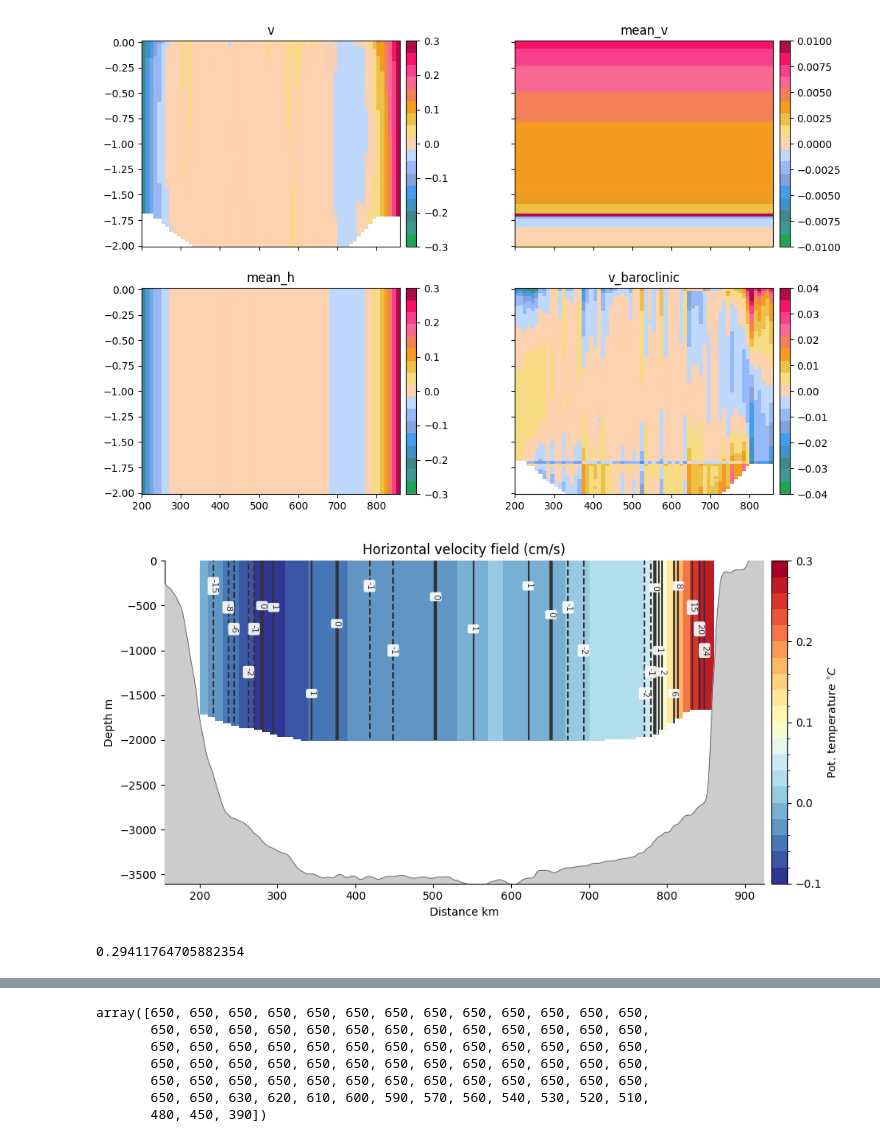
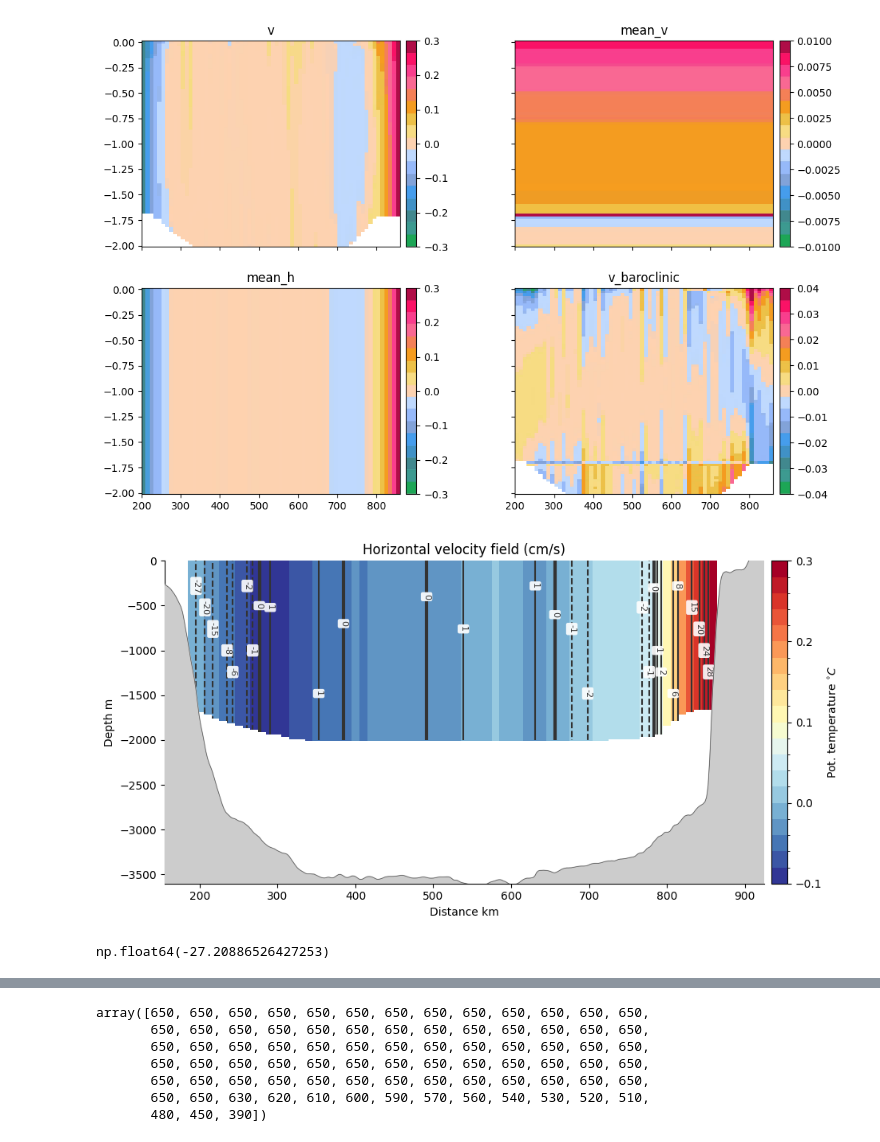
Before and after one commit to katjaschultz/labsea-project, a Jupyter notebook: notebooks/plotting.ipynb, the cells around one changed output, grey strips where cells are left out. Cells and saved outputs as stored; diff of their text form; code cells hidden in the pictures.

Commit message:
update plotting

```diff
--- a/notebooks/plotting.ipynb
+++ b/notebooks/plotting.ipynb
@@ -251,6 +320,7 @@ z = np.arange(0, 2000 + spacing_z, spacing_z)*-1*10**(-3) # convert to km
 x = np.arange(xstart, xend + spacing_x, spacing_x)
 X, Z  = np.meshgrid(x, z)
 
+'''
 #205
 v = v_argo_205
 sigma0half = sigma0half_argo_205
@@ -263,6 +333,20 @@ xstart, xend = 205, 855
 z = np.arange(0, 2000 + spacing_z, spacing_z)*-1*10**(-3) # convert to km
 x = np.arange(xstart, xend + spacing_x, spacing_x)
 X, Z  = np.meshgrid(x, z)
+'''
+#190
+v = v_argo_190
+sigma0half = sigma0half_argo_190
+Xhalf = Xhalf_190
+Zhalf = Zhalf_190
+rho_mask_b = sigma0_argo_190 >= 27.8
+PT_argo_205 = gsw.pt_from_CT(SA_argo_190, CT_argo_190 ) # convert to potential temperature
+
+xstart, xend = 190, 860
+z = np.arange(0, 2000 + spacing_z, spacing_z)*-1*10**(-3) # convert to km
+x = np.arange(xstart, xend + spacing_x, spacing_x)
+X, Z  = np.meshgrid(x, z)
+
 
 # mean vertical velocity field
 mean_v = np.zeros_like(v)
@@ -298,7 +382,7 @@ pt_baroclinic[rho_mask_b] = np.nan
 zeros = np.zeros_like(mean_pt_v)
 zeros[~rho_mask_b] = 1
 masked_zeros = ma.masked_where(zeros == 1, zeros)
-levels = [-20, -15, -8, -6, -2, -1, 1, 2, 6, 8, 15, 20,24,28]
+levels = [-27,-20, -15, -8, -6, -2, -1, 1, 2, 6, 8, 15, 20,24,28]
 
 fig, ax = plt.subplots(1, 1, figsize=(10, 5))
 
@@ -346,38 +430,38 @@ for text in ax.clabel(con, inline=True, fmt='%1.0f', fontsize=8, manual=manual_l
     text.set_bbox(dict(facecolor='white', edgecolor='none', alpha=0.9, boxstyle='round,pad=0.2', linewidth=0.5))
 
 
 for text in ax.clabel(con0, inline=True, fmt='%1.0f', fontsize=8, manual=manual_locations0):
     text.set_bbox(dict(facecolor='white', edgecolor='none', alpha=0.9, boxstyle='round,pad=0.2', linewidth=0.5))
 
 # Plot the topography
 ax.plot(x_topo, topo * -1, color=[.3, .3, .3], linewidth=0.5, zorder=4)
 ax.fill_betweenx(topo * -1, x_topo, where=(x_topo <= 600), color=[.8, .8, .8], zorder=3)
 right_mask = (x_topo >= 600)
 ax.fill_betweenx(topo[right_mask] * -1, x_topo[right_mask], x2=4000, color=[.8, .8, .8], zorder=3)
 
 plt.xlim([155, 925])
 plt.ylim([-3600, 0])
 
 
 plt.xlabel('Distance km')
 plt.ylabel('Depth m')
 plt.title('Horizontal velocity field (cm/s)')
 
 # disable axis lines top and right
 ax.spines['top'].set_visible(False)
 ax.spines['right'].set_visible(False)
 ax.spines['left'].set_visible(True)
 ax.spines['bottom'].set_visible(True)
 plt.tight_layout()
 
 plt.savefig(parent_dir / f'figures/mean_horizontal_velocity_field_polyfit_xstart{xstart}.png')
 plt.show()
 # %% [output]
-[figure, old version]
+[figure, new version]
 # %%
-5*1e6/1700/10000
+np.nanmin(mean_h)
 # %% [output]
-0.29411764705882354
+np.float64(-27.20886526427253)
 # %%
 import matplotlib.gridspec as gridspec
 
```
Also changed, not shown: parts of 10 cells of this notebook, 9 other files.
